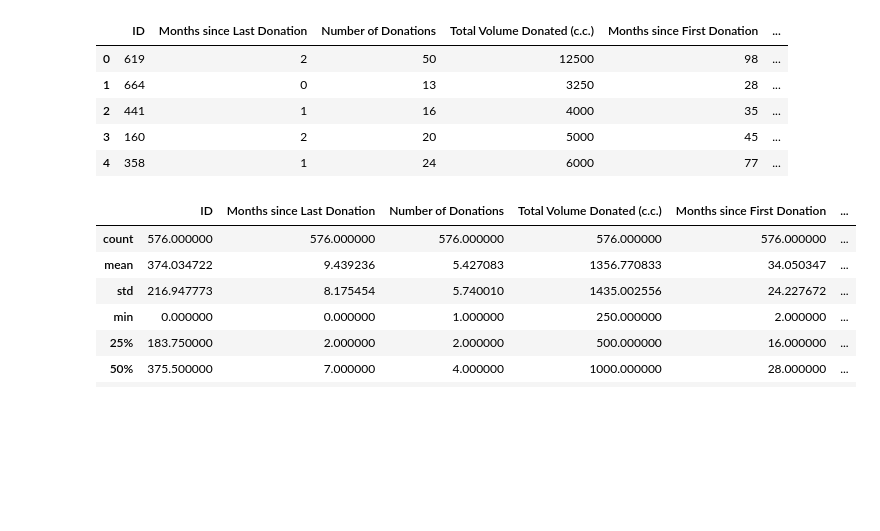
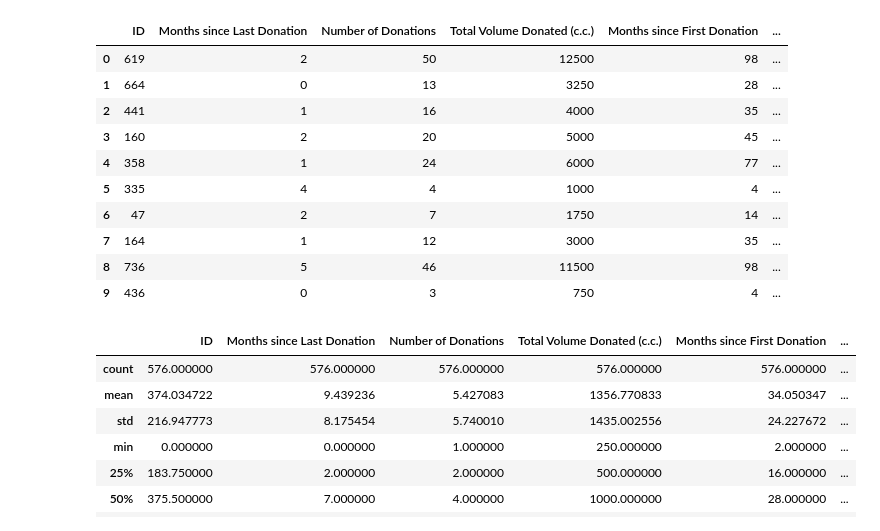
Before and after one commit to Reubenscube/rkproject, a Jupyter notebook: Blood Descriptive Stats.ipynb, the cells around one changed output. Saved outputs shown, nothing was run; the diff lists cells and outputs as text; code cells hidden in the pictures; blank space fills up the shorter version.

```diff
--- a/Blood Descriptive Stats.ipynb
+++ b/Blood Descriptive Stats.ipynb
@@ -4,16 +4,21 @@ import csv
 import matplotlib.pyplot as plt
 %matplotlib inline
 # %%
-raw_data = pd.read_table('Driven Data Blood Donation.csv', sep=',', header=0)
+raw_data = pd.read_table('Blood_Donation_Data.csv', sep=',', header=0)
 # %%
-raw_data.head()
+raw_data.head(10)
 # %% [output]
 |  | ID | Months since Last Donation | Number of Donations | Total Volume Donated (c.c.) | Months since First Donation | ... |
 | 0 | 619 | 2 | 50 | 12500 | 98 | ... |
 | 1 | 664 | 0 | 13 | 3250 | 28 | ... |
 | 2 | 441 | 1 | 16 | 4000 | 35 | ... |
 | 3 | 160 | 2 | 20 | 5000 | 45 | ... |
 | 4 | 358 | 1 | 24 | 6000 | 77 | ... |
+| 5 | 335 | 4 | 4 | 1000 | 4 | ... |
+| 6 | 47 | 2 | 7 | 1750 | 14 | ... |
+| 7 | 164 | 1 | 12 | 3000 | 35 | ... |
+| 8 | 736 | 5 | 46 | 11500 | 98 | ... |
+| 9 | 436 | 0 | 3 | 750 | 4 | ... |
 # %%
 raw_data.describe()
 # %% [output]
```
Also changed, not shown: parts of 1 cell of this notebook, 27 other files.
